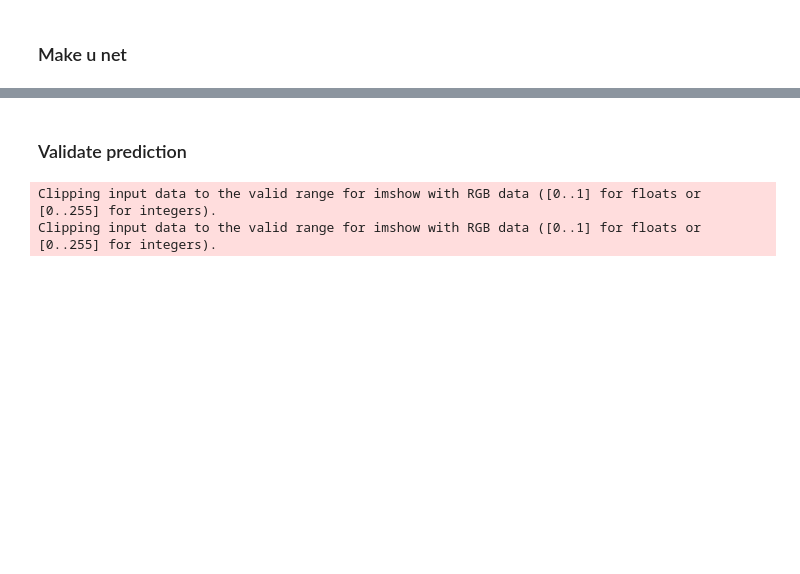
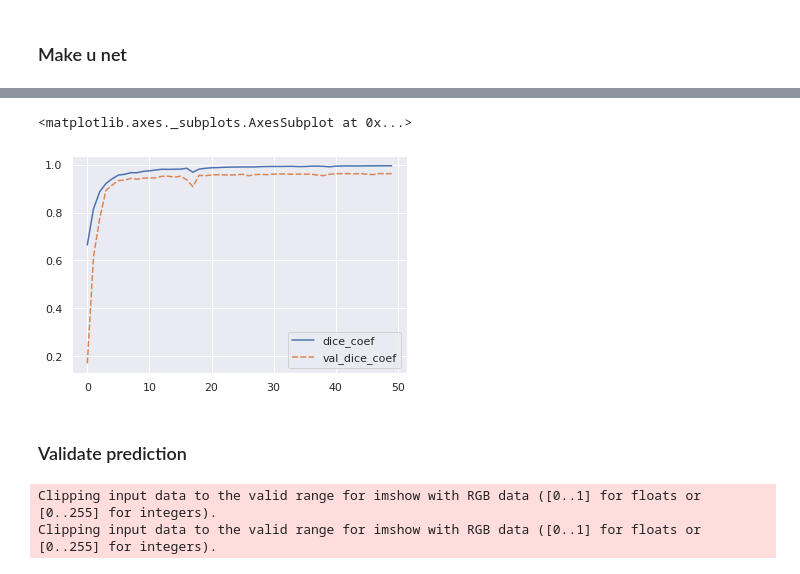
Before and after one commit to stianteien/M_DV_V2022, a Jupyter notebook: unet_detection/roof_u-net.ipynb, the cells around one changed output, grey strips where cells are left out. Cells and saved outputs as stored; diff of their text form; code cells hidden in the pictures; blank space fills up the shorter version.

```diff
--- a/unet_detection/roof_u-net.ipynb
+++ b/unet_detection/roof_u-net.ipynb
@@ -256 +137,13 @@ Clipping input data to the valid range for imshow with RGB data ([0..1] for floa
+# %%
+input_img1 = Input(shape=(128,128,X_train.shape[3]))
+input_img2 = Input(shape=(56,56,X_70_train.shape[3]))
+
+
+model = vUnet.get_unet(input_img1, input_img2,
+                                 n_classes=2, last_activation='softmax')
+
+
+model.compile(optimizer='adam',
+                         loss='binary_crossentropy',
+                         metrics=[vUnet.jacard, vUnet.dice_coef, 'accuracy'])
 # %% [markdown]
@@ -258,10 +150,0 @@ Clipping input data to the valid range for imshow with RGB data ([0..1] for floa
-# %%
-input_img1 = Input(shape=(128,128,177))
-input_img2 = Input(shape=(56,56,220))
-model = get_unet(input_img1, input_img2, n_classes=2)
-
-model.compile(optimizer='adam',
-                 loss='binary_crossentropy',
-                 metrics=['accuracy'])
-
-model.summary()
@@ -367,3 +175,10 @@ plt.grid()
+# %%
+sns.set_theme()
+sns.lineplot(data={key:(h.history[key]) for key in ['dice_coef', 'val_dice_coef']})
+#h.history[['loss', 'val_loss']]
+# %% [output]
+<matplotlib.axes._subplots.AxesSubplot at 0x...>
+[figure, added]
 # %% [markdown]
 ### Validate prediction
 # %%
```
Also changed, not shown: parts of 37 cells of this notebook.
